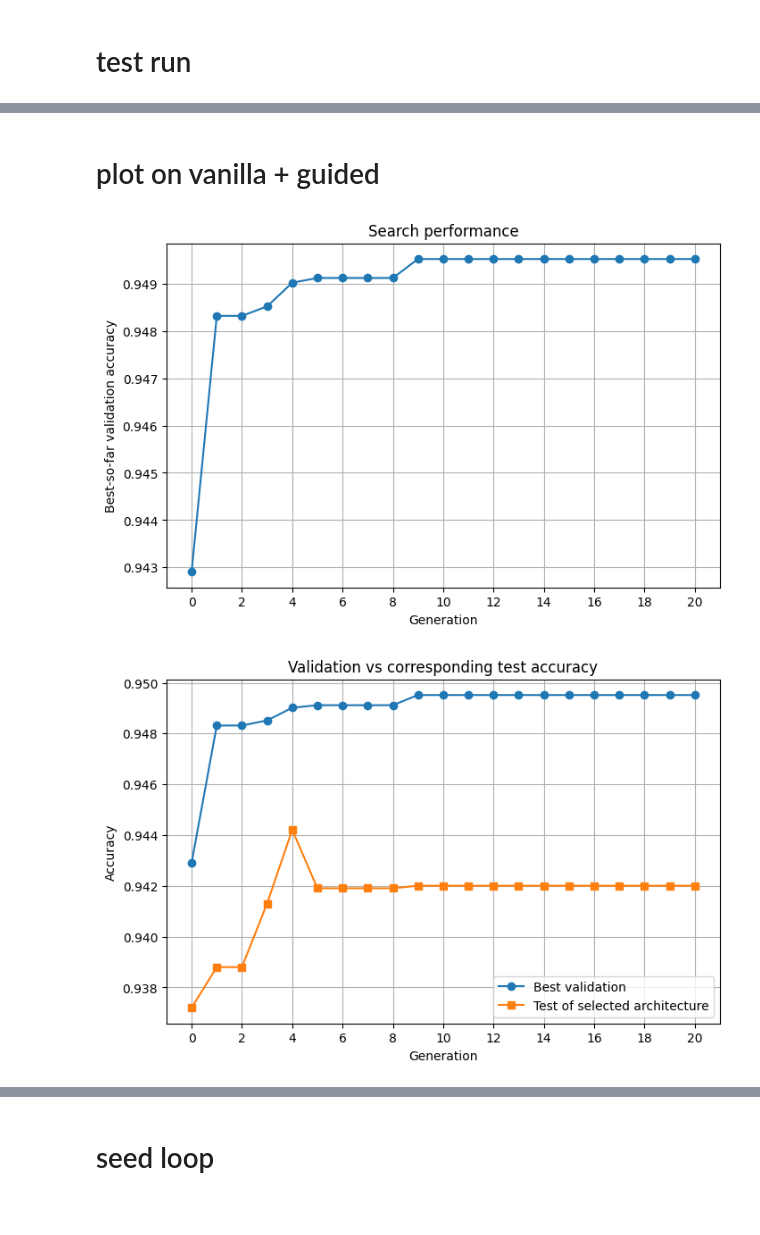
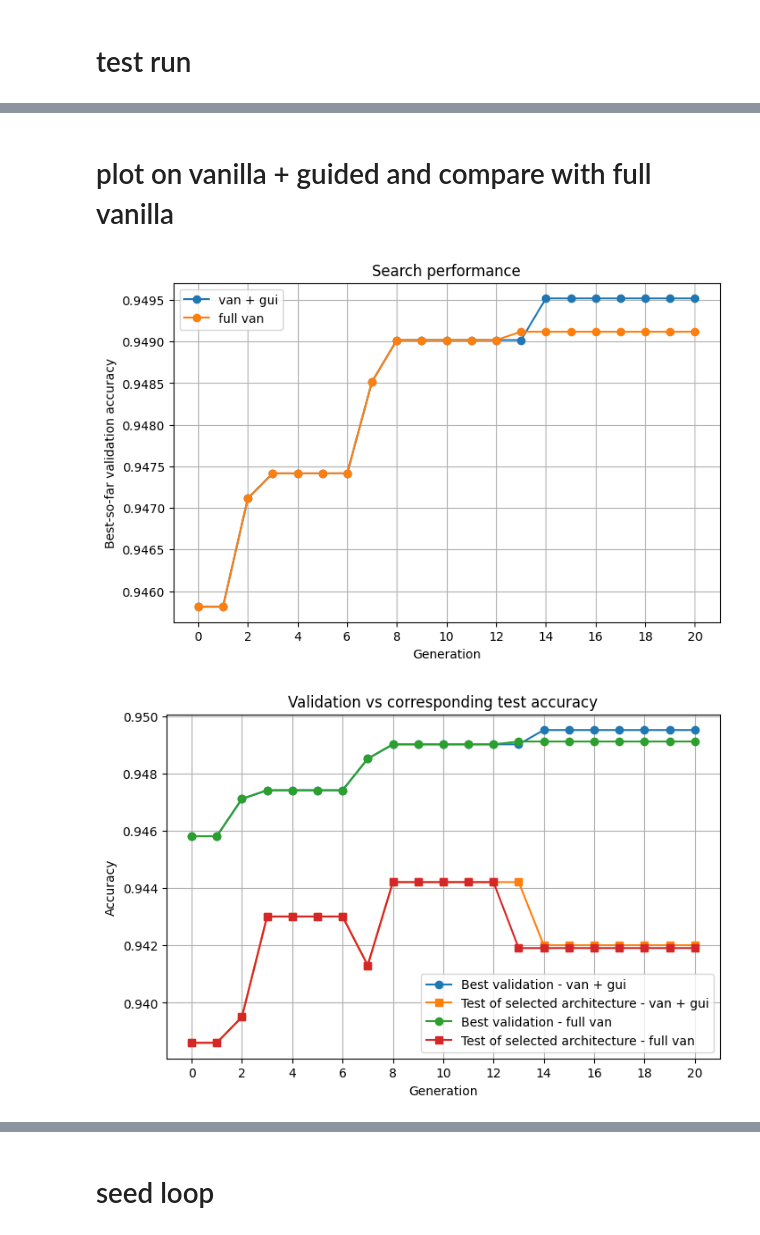
Before and after one commit to 4n0rm4lp3rs0n/fi-test, a Jupyter notebook: test2.ipynb, the cells around one changed output, grey strips where cells are left out. Drawn from its saved outputs; the diff is of its cells as text; code cells hidden in the pictures.

```diff
--- a/test2.ipynb
+++ b/test2.ipynb
@@ -116,4 +146,6 @@ guided = share_pop.copy()
 # %%
-fv = guided_run(total_gen, vanilla)
-sv = vanilla_run(total_gen, guided)
+# fv = guided_run(total_gen, vanilla)
+# sv = vanilla_run(total_gen, guided)
+
+fv, sv = compare_run(share_pop)
 # %% [output]
@@ -326,2 +169,2 @@ plt.show()
 # %% [markdown]
-# plot on vanilla + guided
+# plot on vanilla + guided and compare with full vanilla
@@ -328,5 +173,6 @@ plt.show()
 # %%
 hist = pd.DataFrame(sv.best_history)
+hist2 = pd.DataFrame(fv.best_history)
 
 plt.figure(figsize=(8, 5))
 plt.plot(
@@ -335,40 +181,61 @@ plt.plot(
     marker="o"
 )
 
+plt.plot(
+    hist2["generation"],
+    hist2["best_so_far"],
+    marker="o"
+)
+
 plt.xticks(int_ticks)
 plt.xlabel("Generation")
 plt.ylabel("Best-so-far validation accuracy")
 plt.title("Search performance")
+plt.legend(["van + gui", "full van"])
 plt.grid(True)
 plt.show()
 # %% [output]
-[figure, old version]
+[figure, new version]
 # %%
 plt.figure(figsize=(8, 5))
 
 plt.plot(
     hist["generation"],
     hist["best_val"],
     marker="o",
-    label="Best validation"
+    label="Best validation - van + gui"
 )
 
 plt.plot(
     hist["generation"],
     hist["best_test"],
     marker="s",
-    label="Test of selected architecture"
+    label="Test of selected architecture - van + gui"
+)
+
+plt.plot(
+    hist2["generation"],
+    hist2["best_val"],
+    marker="o",
+    label="Best validation - full van"
+)
+
+plt.plot(
+    hist2["generation"],
+    hist2["best_test"],
+    marker="s",
+    label="Test of selected architecture - full van"
 )
 
 plt.xticks(int_ticks)
 plt.xlabel("Generation")
 plt.ylabel("Accuracy")
 plt.title("Validation vs corresponding test accuracy")
 plt.legend()
 plt.grid(True)
 plt.show()
 # %% [output]
-[figure, old version]
+[figure, new version]
 # %%
 hist["val_test_gap"] = (
     hist["best_val"] - hist["best_test"]
```
Also changed, not shown: parts of 32 cells of this notebook, 5 other files.
